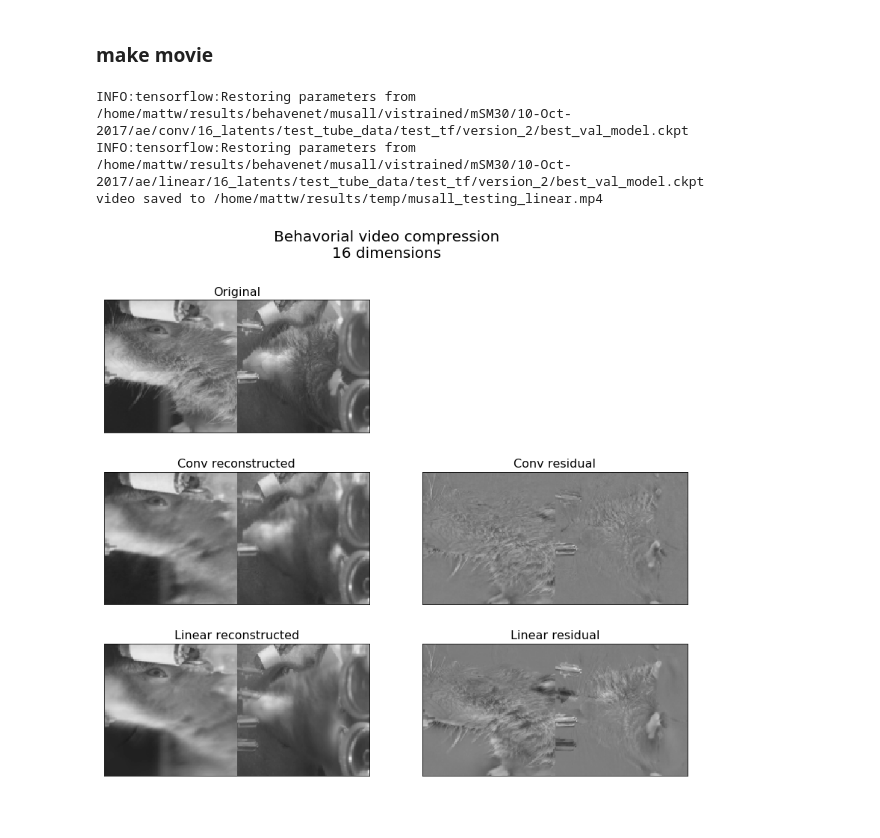
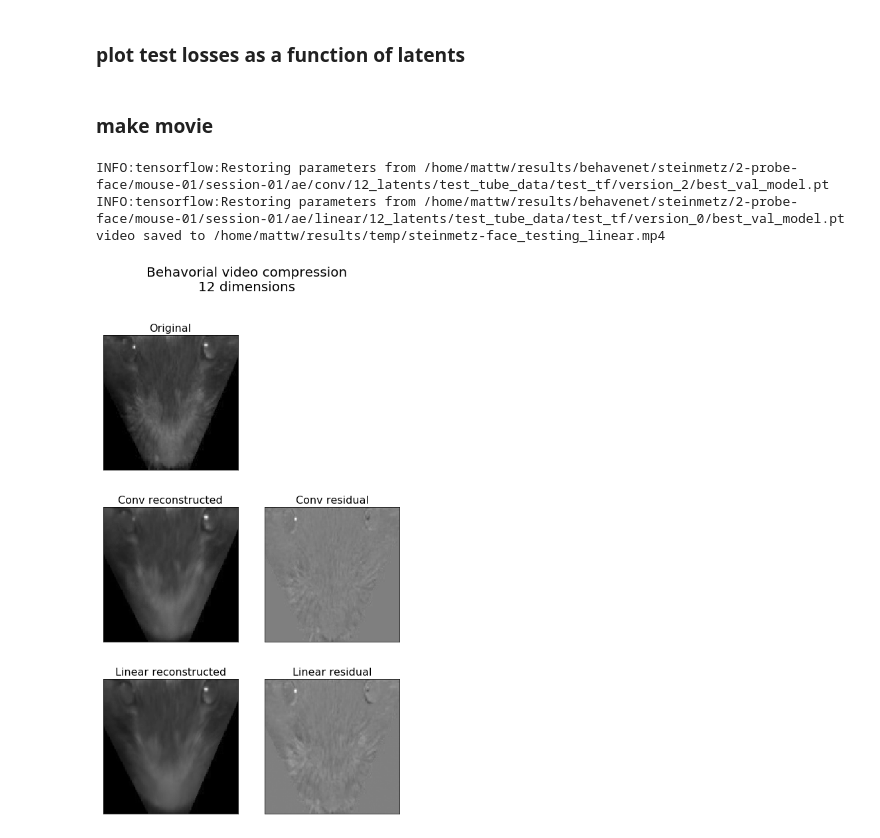
Before and after one commit to themattinthehatt/behavenet, a Jupyter notebook: analyses/ae/conv_linear_reconstructions.ipynb, the cells around one changed output. Cells and saved outputs as stored; diff of their text form; code cells hidden in the pictures.

```diff
--- a/analyses/ae/conv_linear_reconstructions.ipynb
+++ b/analyses/ae/conv_linear_reconstructions.ipynb
@@ -27,0 +74,18 @@ hparams = {
+# %%
+sns.set_style('white')
+sns.set_context('talk')
+
+# data_queried = metrics[~pd.notna(metrics.test_loss)]
+data_queried = metrics_df[(metrics_df.dtype=='val') & (metrics_df.epoch>20)]
+y_axis = 'loss' # 'test_loss' | 'test_r2'
+plot_type = 'line'
+hue = 'model_type'
+x_axis = 'epoch' # 'layers' | 'layer_size' | 'pred' | 'lags'
+col = 'data'
+
+splt = sns.relplot(
+    x=x_axis, y=y_axis, hue=hue, kind=plot_type, col=col, data=data_queried)
+for i, ax in enumerate(splt.axes):
+    ax[0].set_yscale('log')
+    if i == 0:
+        ax[0].set_ylabel('MSE per pixel')
@@ -27,0 +107,2 @@ hparams = {
+# %% [markdown]
+### plot test losses as a function of latents
@@ -28,13 +168,22 @@ hparams = {
 # %% [markdown]
 ### make movie
 # %%
+from analyses.ae.movies import reconstruction
 include_linear = True
-save_file = str('/home/mattw/results/temp/%s_testing' % hparams['lab'])
-if include_linear:
-    save_file += '_linear'
+hparams = {
+    'data_dir': '/home/mattw/data',  # might be a different path than what is saved in hparams
+    'tt_save_path': '/home/mattw/results/behavenet',
+    'experiment_name': 'test_tf',
+    'model_class': 'ae',
+    'model_type': 'conv'}
+lab = 'steinmetz-face'
+get_lab_example(hparams, lab)
+save_file = str('/home/mattw/results/temp/%s_testing' % lab)
+if not include_linear:
+    save_file += '_no-linear'
 reconstruction(hparams, trial=18, save_file=save_file, include_linear=include_linear)
 # %% [output]
-INFO:tensorflow:Restoring parameters from /home/mattw/results/behavenet/musall/vistrained/mSM30/10-Oct-2017/ae/conv/16_latents/test_tube_data/test_tf/version_2/best_val_model.ckpt
-INFO:tensorflow:Restoring parameters from /home/mattw/results/behavenet/musall/vistrained/mSM30/10-Oct-2017/ae/linear/16_latents/test_tube_data/test_tf/version_2/best_val_model.ckpt
-video saved to /home/mattw/results/temp/musall_testing_linear.mp4
+INFO:tensorflow:Restoring parameters from /home/mattw/results/behavenet/steinmetz/2-probe-face/mouse-01/session-01/ae/conv/12_latents/test_tube_data/test_tf/version_2/best_val_model.pt
+INFO:tensorflow:Restoring parameters from /home/mattw/results/behavenet/steinmetz/2-probe-face/mouse-01/session-01/ae/linear/12_latents/test_tube_data/test_tf/version_0/best_val_model.pt
+video saved to /home/mattw/results/temp/steinmetz-face_testing_linear.mp4
-[figure, old version]
+[figure, new version]
```
Also changed, not shown: parts of 10 cells of this notebook, 5 other files.
